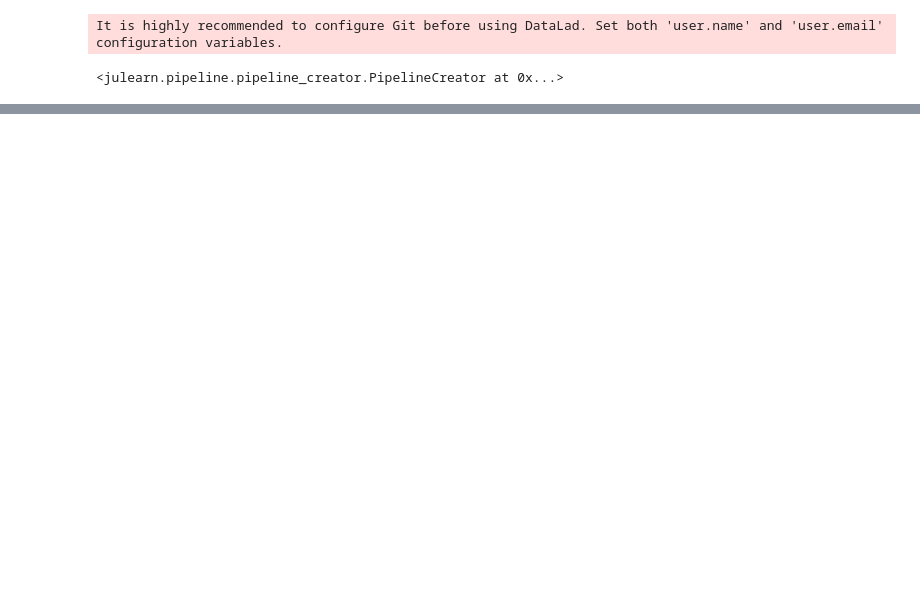
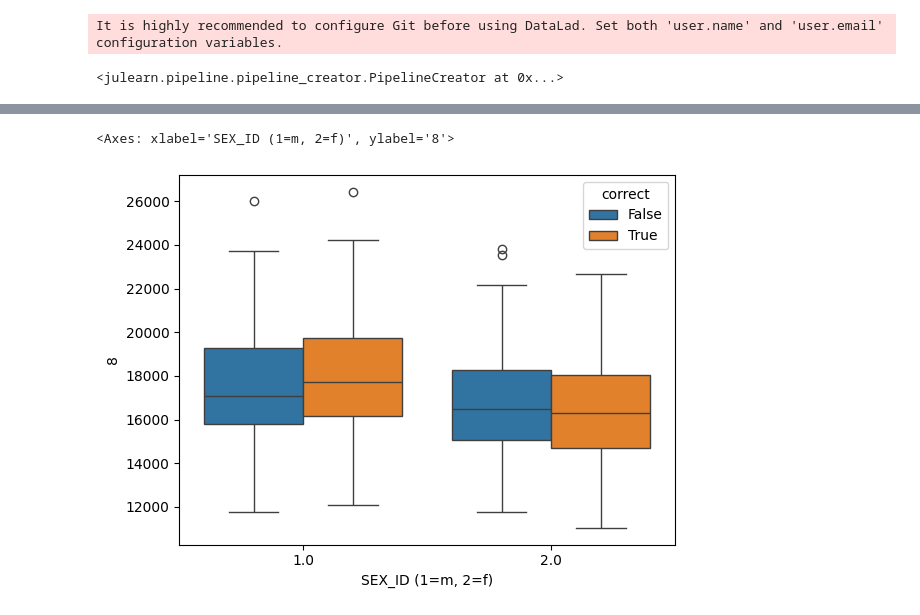
Before and after one commit to Cup-cake-lover/Julearn_predictions, a Jupyter notebook: IXI_sexpreds.ipynb, the cells around one changed output, grey strips where cells are left out. Cells and saved outputs as stored; diff of their text form; code cells hidden in the pictures; blank space fills up the shorter version.

Commit message:
sex predictions with new processed data

```diff
--- a/IXI_sexpreds.ipynb
+++ b/IXI_sexpreds.ipynb
@@ -21,3 +14,10 @@ df_hists = df_hists.reset_index()
+# %%
+df_demographics = pd.read_csv('./data/IXI_demograpic_data.csv',sep=',')
+df_demographics.rename(columns={"IXI_ID": "subject"}, inplace=True)
+df_demographics['subject'] = df_demographics['subject'].apply(lambda x: f'sub-IXI{x}')
+storage = HDF5FeatureStorage(uri='./data/IXI_Histograms_Parcels.hdf5')
+df_parcellations = storage.read_df('VBM_GM_Schaefer100x17_mean_aggregation')
+df_hists = storage.read_df('VBM_GM_Histogram_100bins_IXI_hist')
 # %%
 df_demographics = pd.read_csv('/home/hsreekri/Julearn_predictions/data/IXI_demograpic_data.csv',sep=',')
 df_demographics.rename(columns={"IXI_ID": "subject"}, inplace=True)
@@ -45,7 +51,7 @@ search_params = {
 }
 
 scoring = ["balanced_accuracy"]
-scores_hists, model_hists, inspector_hists_ridge = run_cross_validation(
+scores_hists, model_hists, inspector_hists = run_cross_validation(
     X=X_hists,
     y='SEX_ID (1=m, 2=f)',
     data=df_full_histograms,
@@ -91,0 +134,13 @@ BokehModel(combine_events=True, render_bundle={'docs_json': {'a2679213-2949-445a
+# %%
+predictions = inspector_hists.folds.predict()
+to_merge = df_full_histograms[["SEX_ID (1=m, 2=f)", "8"]].iloc[predictions.index]
+to_plot = pd.concat([predictions, to_merge], axis=1)
+
+
+# %%
+to_plot["correct"] = to_plot["repeat0_p0"] == to_plot["target"]
+# %%
+sns.boxplot(data=to_plot, x="SEX_ID (1=m, 2=f)", hue="correct", y="8")
+# %% [output]
+<Axes: xlabel='SEX_ID (1=m, 2=f)', ylabel='8'>
+[figure, added]
```
Also changed, not shown: parts of 9 cells of this notebook.
